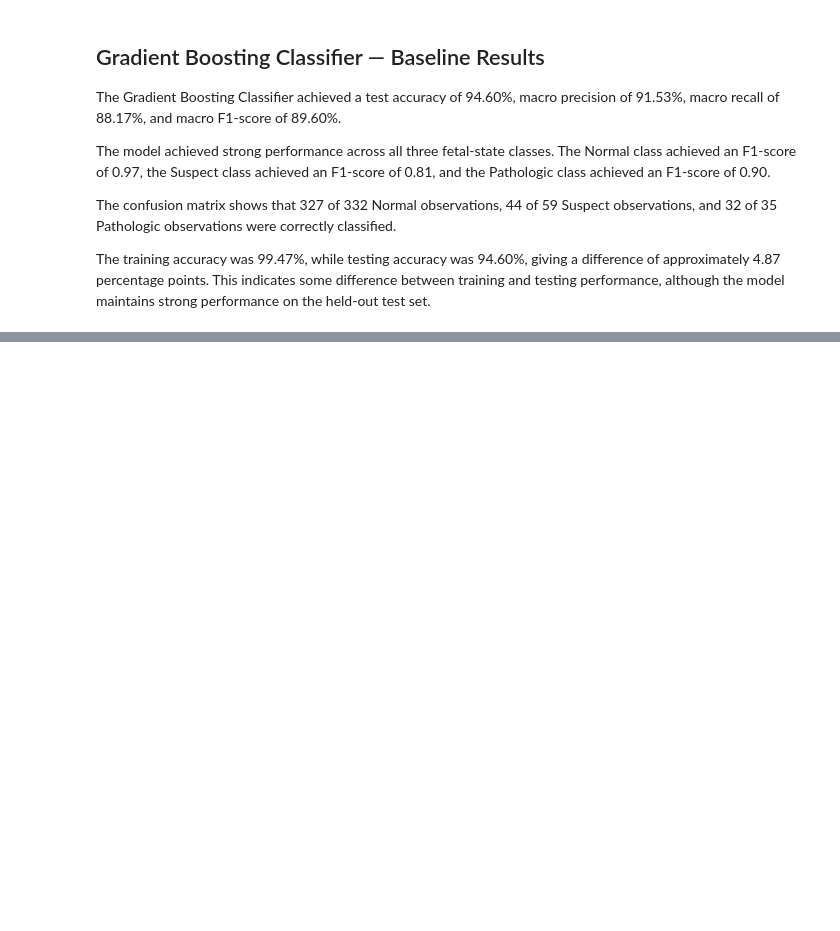
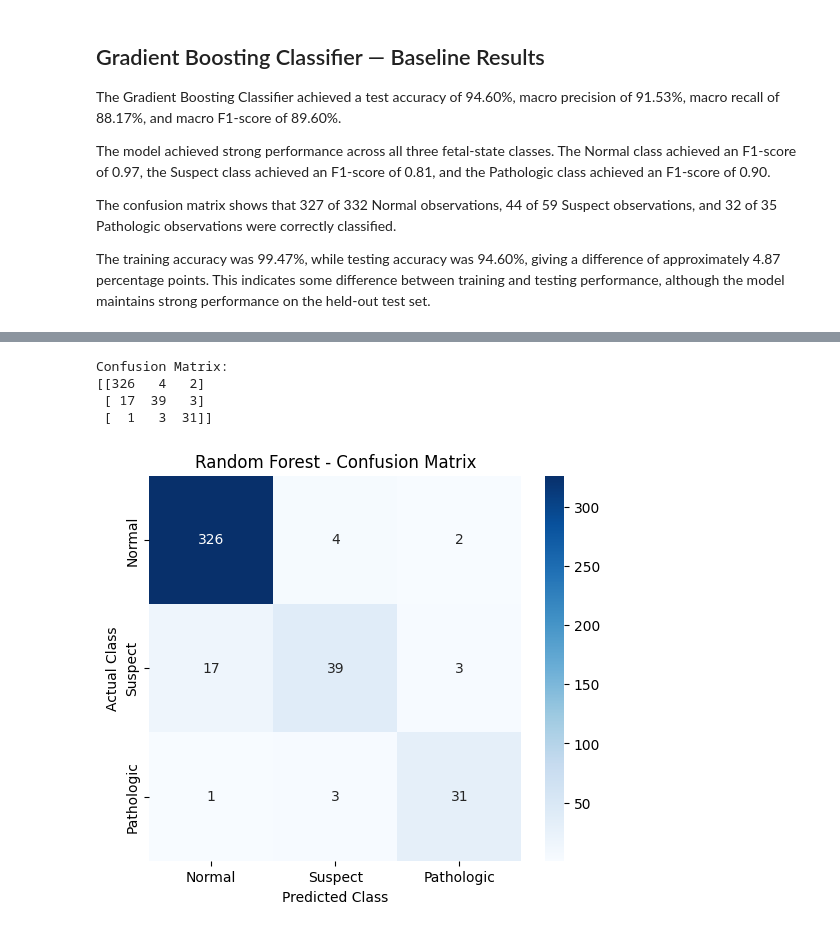
Before and after one commit to TechLearnr4S/ML_CAPSTONE, a Jupyter notebook: notebooks/classification.ipynb, the cells around one changed output, grey strips where cells are left out. Cells and saved outputs as stored; diff of their text form; code cells hidden in the pictures; blank space fills up the shorter version.

```diff
--- a/notebooks/classification.ipynb
+++ b/notebooks/classification.ipynb
@@ -2295,0 +2324,10 @@ plt.show()
+# %%
+rf = RandomForestClassifier(
+    n_estimators=100,
+    random_state=42
+)
+
+rf.fit(X_train, y_train)
+
+y_pred_rf = rf.predict(X_test)
+y_prob_rf = rf.predict_proba(X_test)
@@ -2295,0 +2377,31 @@ plt.show()
+# %%
+cm_rf = confusion_matrix(y_test, y_pred_rf)
+
+print("Confusion Matrix:")
+print(cm_rf)
+# %% [output]
+Confusion Matrix:
+[[326   4   2]
+ [ 17  39   3]
+ [  1   3  31]]
+# %%
+import matplotlib.pyplot as plt
+import seaborn as sns
+
+plt.figure(figsize=(6, 5))
+
+sns.heatmap(
+    cm_rf,
+    annot=True,
+    fmt="d",
+    cmap="Blues",
+    xticklabels=["Normal", "Suspect", "Pathologic"],
+    yticklabels=["Normal", "Suspect", "Pathologic"]
+)
+
+plt.xlabel("Predicted Class")
+plt.ylabel("Actual Class")
+plt.title("Random Forest - Confusion Matrix")
+plt.show()
+# %% [output]
+[figure, added]
```
Also changed, not shown: parts of 62 cells of this notebook, 14 other files.
